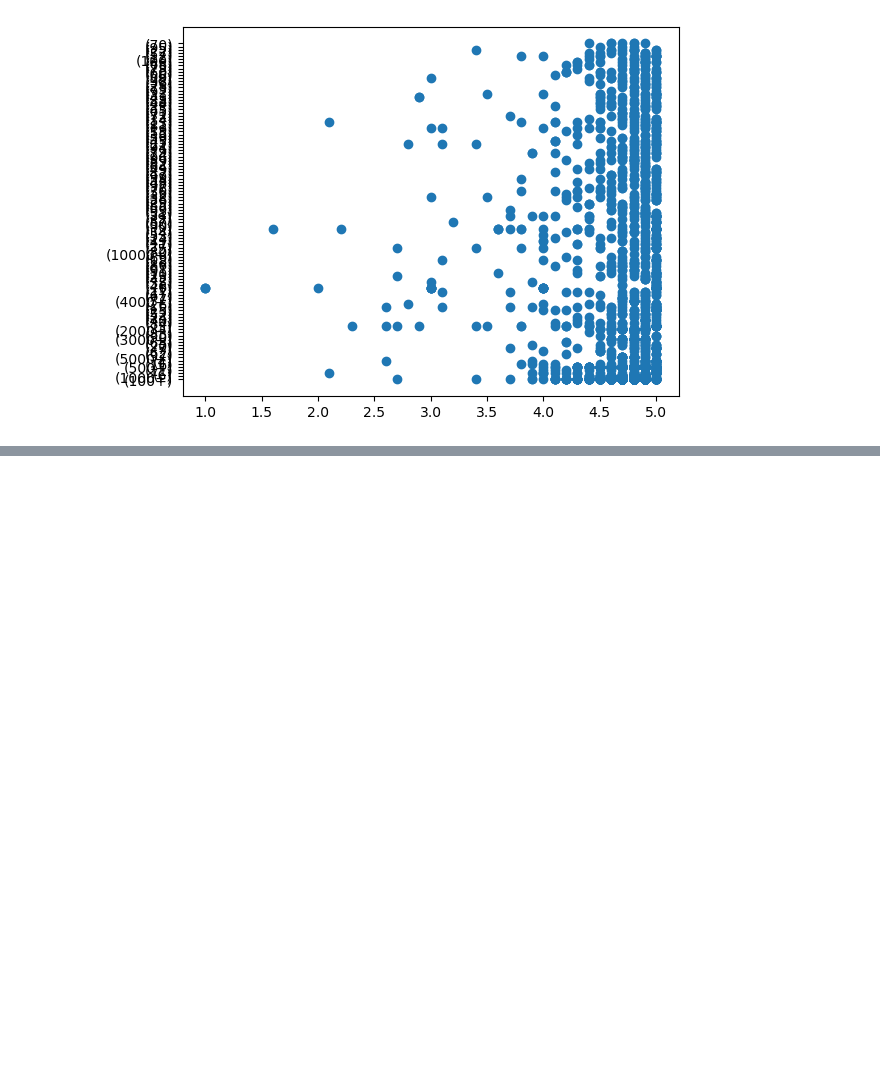
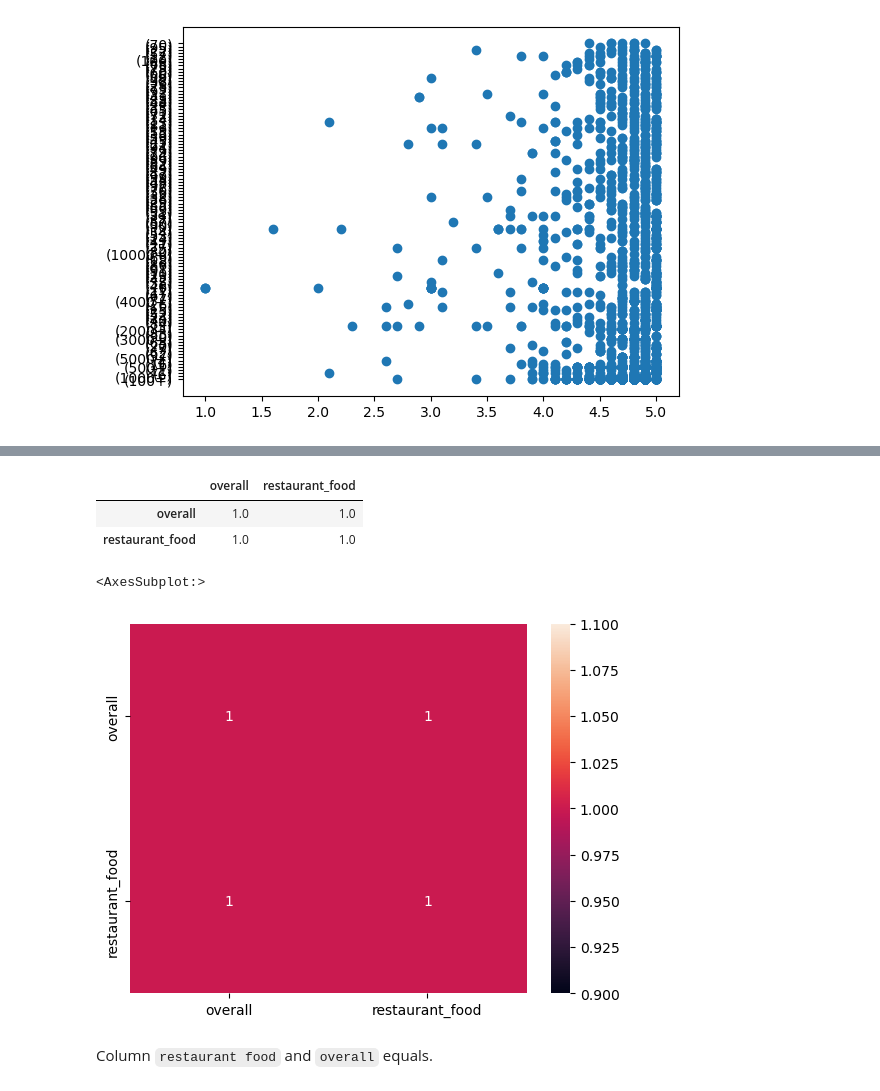
Before and after one commit to YuTingdata/panda-food-taiwan-analysis, a Jupyter notebook: panda_food_tainan.ipynb, the cells around one changed output, grey strips where cells are left out. Drawn from its saved outputs; the diff is of its cells as text; code cells hidden in the pictures; blank space fills up the shorter version.

Commit message:
review grades corr

```diff
--- a/panda_food_tainan.ipynb
+++ b/panda_food_tainan.ipynb
@@ -110,0 +121,3 @@ plt.scatter(data_restos['AverageRating'], data_restos['Reviewers'])
+# %%
+tmp_df = data_reviews[['overall', 'restaurant_food']]
+tmp_df
@@ -110,0 +138,14 @@ plt.scatter(data_restos['AverageRating'], data_restos['Reviewers'])
+# %%
+tmp_df = tmp_df.corr()
+tmp_df
+# %% [output]
+|  | overall | restaurant_food |
+| overall | 1.0 | 1.0 |
+| restaurant_food | 1.0 | 1.0 |
+# %%
+sns.heatmap(tmp_df, annot=True)
+# %% [output]
+<AxesSubplot:>
+[figure, added]
+# %% [markdown]
+Column `restaurant food` and `overall` equals.
```
Also changed, not shown: parts of 4 cells of this notebook.
